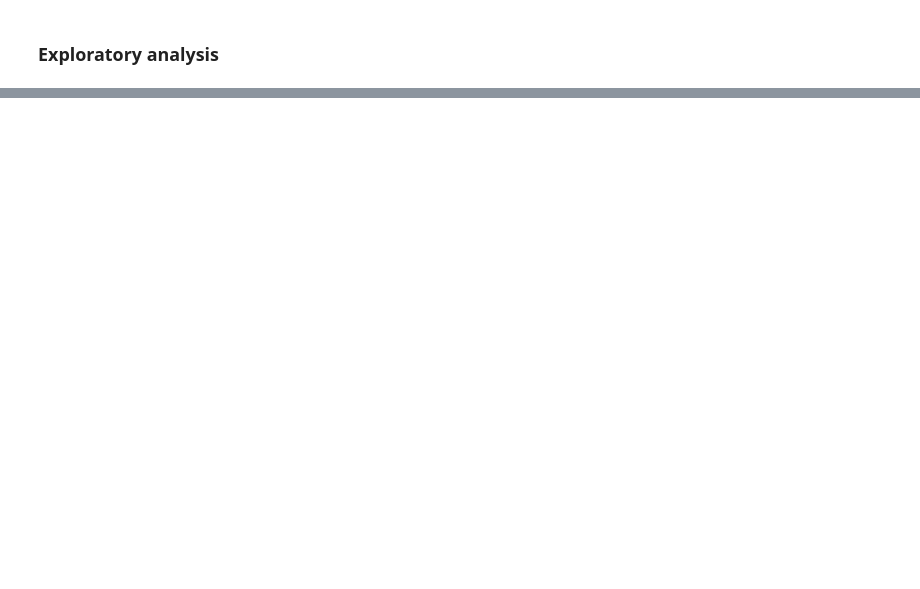
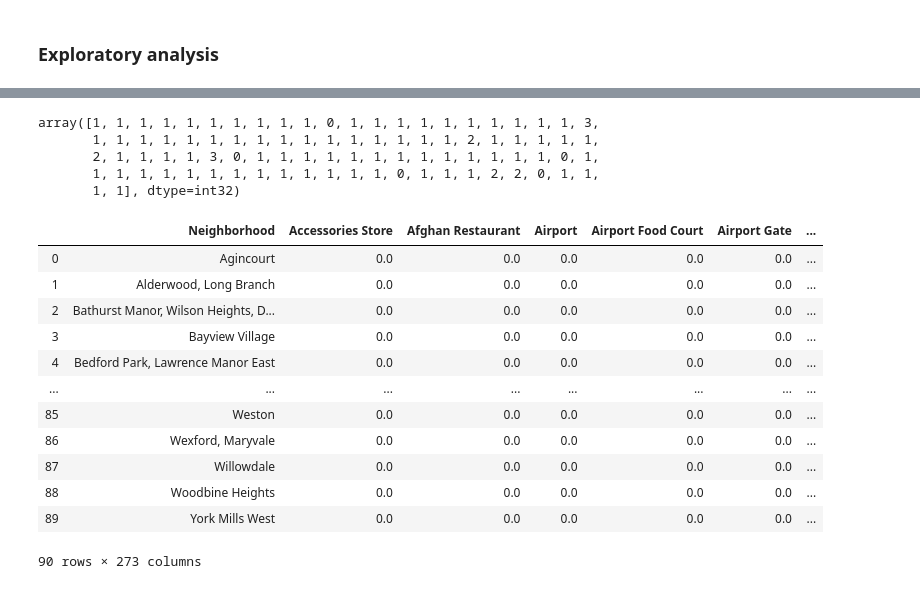
Before and after one commit to segserge/Coursera_Capstone, a Jupyter notebook: The_Battle_of_Neighborhoods_Part_II.ipynb, the cells around one changed output, grey strips where cells are left out. Drawn from its saved outputs; the diff is of its cells as text; code cells hidden in the pictures; blank space fills up the shorter version.

```diff
--- a/The_Battle_of_Neighborhoods_Part_II.ipynb
+++ b/The_Battle_of_Neighborhoods_Part_II.ipynb
@@ -615,0 +305,10 @@ This also means that the search for a place for Noor's restaurant will be easier
+# %%
+# one hot encoding
+onehot_tor = pd.get_dummies(toronto_venues[['Venue Category']], prefix="", prefix_sep="")
+
+# add neighbourhood column back to dataframe
+onehot_tor['Neighborhood'] = toronto_venues['Neighborhood']
+
+# move neighbourhood column to the first column
+fixed_columns = [onehot_tor.columns[-1]] + list(onehot_tor.columns[:-1])
+onehot_tor.head()
@@ -615,0 +329,3 @@ This also means that the search for a place for Noor's restaurant will be easier
+# %%
+grouped_tor_neigh = onehot_tor.groupby('Neighborhood').mean().reset_index()
+grouped_tor_neigh.head(5)
@@ -615,0 +424,33 @@ This also means that the search for a place for Noor's restaurant will be easier
+# %%
+# set number of clusters
+kclusters = 4
+
+toronto_grouped_clustering = grouped_tor_neigh.drop('Neighborhood', 1)
+
+# run k-means clustering
+kmeans = KMeans(n_clusters=kclusters, random_state=0).fit(toronto_grouped_clustering)
+
+# check cluster labels generated for each row in the dataframe
+kmeans.labels_
+# %% [output]
+array([1, 1, 1, 1, 1, 1, 1, 1, 1, 1, 0, 1, 1, 1, 1, 1, 1, 1, 1, 1, 1, 3,
+       1, 1, 1, 1, 1, 1, 1, 1, 1, 1, 1, 1, 1, 1, 1, 1, 2, 1, 1, 1, 1, 1,
+       2, 1, 1, 1, 1, 3, 0, 1, 1, 1, 1, 1, 1, 1, 1, 1, 1, 1, 1, 1, 0, 1,
+       1, 1, 1, 1, 1, 1, 1, 1, 1, 1, 1, 1, 1, 0, 1, 1, 1, 2, 2, 0, 1, 1,
+       1, 1], dtype=int32)
+# %%
+grouped_tor_neigh
+# %% [output]
+|  | Neighborhood | Accessories Store | Afghan Restaurant | Airport | Airport Food Court | Airport Gate | ... |
+| 0 | Agincourt | 0.0 | 0.0 | 0.0 | 0.0 | 0.0 | ... |
+| 1 | Alderwood, Long Branch | 0.0 | 0.0 | 0.0 | 0.0 | 0.0 | ... |
+| 2 | Bathurst Manor, Wilson Heights, D... | 0.0 | 0.0 | 0.0 | 0.0 | 0.0 | ... |
+| 3 | Bayview Village | 0.0 | 0.0 | 0.0 | 0.0 | 0.0 | ... |
+| 4 | Bedford Park, Lawrence Manor East | 0.0 | 0.0 | 0.0 | 0.0 | 0.0 | ... |
+| ... | ... | ... | ... | ... | ... | ... | ... |
+| 85 | Weston | 0.0 | 0.0 | 0.0 | 0.0 | 0.0 | ... |
+| 86 | Wexford, Maryvale | 0.0 | 0.0 | 0.0 | 0.0 | 0.0 | ... |
+| 87 | Willowdale | 0.0 | 0.0 | 0.0 | 0.0 | 0.0 | ... |
+| 88 | Woodbine Heights | 0.0 | 0.0 | 0.0 | 0.0 | 0.0 | ... |
+| 89 | York Mills West | 0.0 | 0.0 | 0.0 | 0.0 | 0.0 | ... |
+90 rows × 273 columns
```
Also changed, not shown: parts of 87 cells of this notebook.
